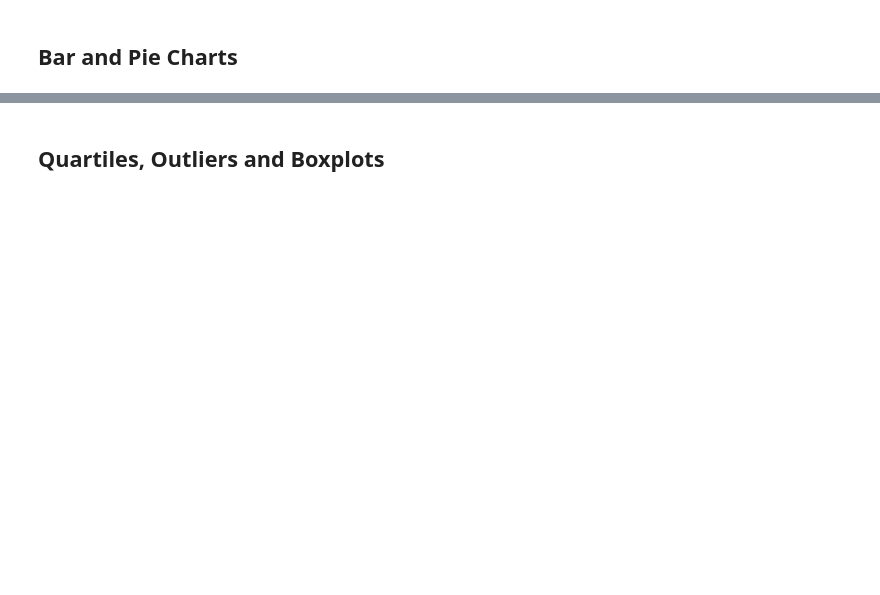
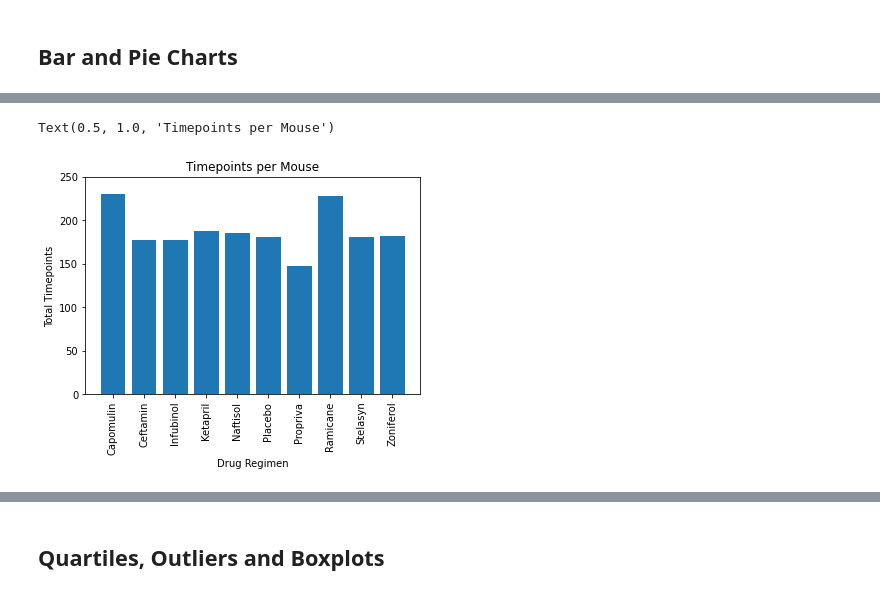
Before and after one commit to mark-m0/matplotlib-challenge, a Jupyter notebook: pymaceuticals.ipynb, the cells around one changed output, grey strips where cells are left out. Saved outputs shown, nothing was run; the diff lists cells and outputs as text; code cells hidden in the pictures; blank space fills up the shorter version.

```diff
--- a/pymaceuticals.ipynb
+++ b/pymaceuticals.ipynb
@@ -109,2 +155,11 @@ clean_mice
 # %%
 # Generate a bar plot showing the total number of timepoints for all mice tested for each drug regimen using pyplot.
+plt.bar(time_data.index,time_data.values)
+plt.xticks(rotation = 90)
+plt.xlabel("Drug Regimen")
+plt.ylabel("Total Timepoints")
+plt.ylim(0,250)
+plt.title("Timepoints per Mouse")
+# %% [output]
+Text(0.5, 1.0, 'Timepoints per Mouse')
+[figure, added]
```
Also changed, not shown: parts of 18 cells of this notebook.
